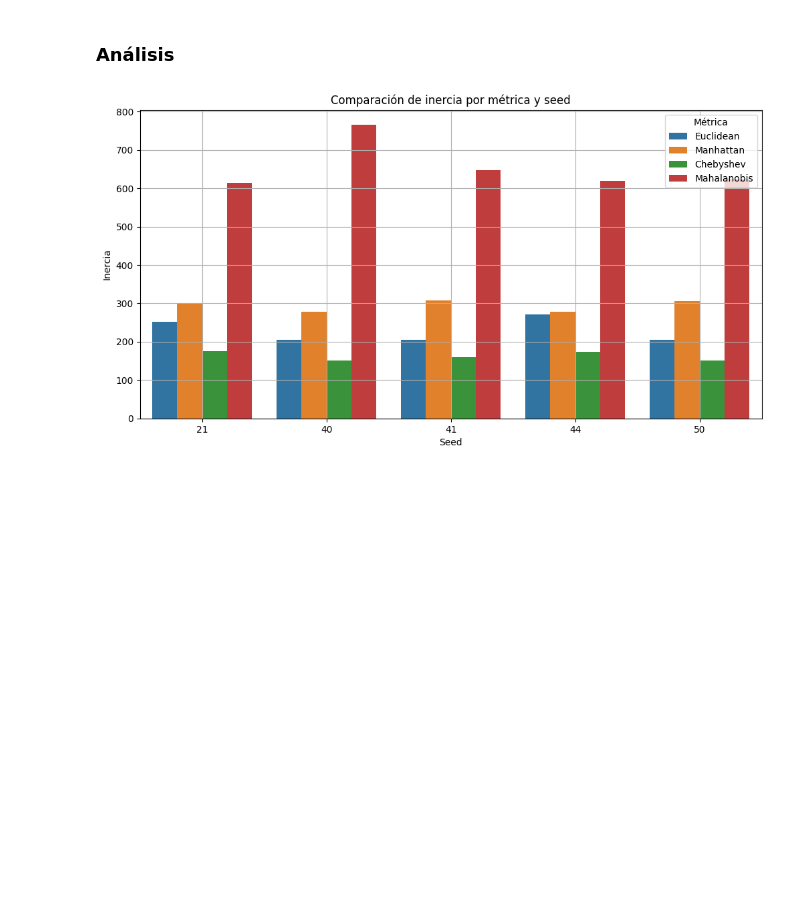
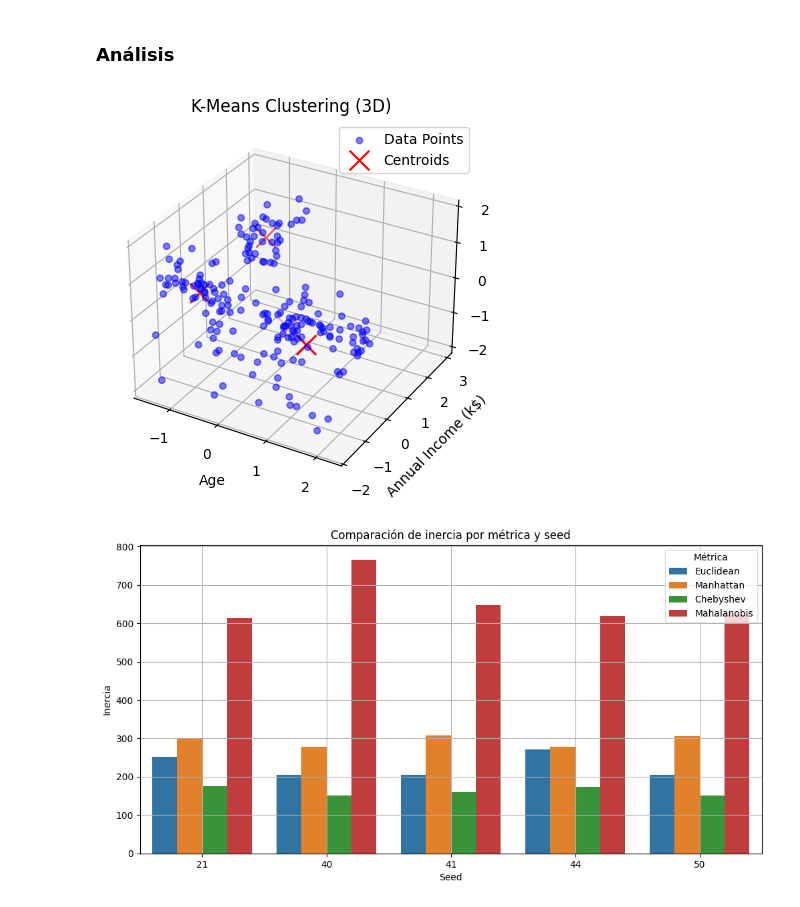
Before and after one commit to naranjo-jd/Proyecto-1, a Jupyter notebook: kmeans/Punto_2.ipynb, the cells around one changed output. Saved outputs shown, nothing was run; the diff lists cells and outputs as text; code cells hidden in the pictures; blank space fills up the shorter version.

```diff
--- a/kmeans/Punto_2.ipynb
+++ b/kmeans/Punto_2.ipynb
@@ -170,4 +170,15 @@ print(f"El número óptimo de clusters es k = {optimal_k}")
 El número óptimo de clusters es k = 4
 # %% [markdown]
 ### Análisis
+# %%
+# Grafica con el k=4 optimo
+
+k = 4
+seed = 42
+metrica = metric.euclidean
+
+centroids, clusters = kmeans.Kmeans(mall_data_standardized, k, metrica, seed)
+grph.plot_3d(mall_data_standardized, centroids)
+# %% [output]
+[figure, added]
 # %%
```
Also changed, not shown: parts of 1 cell of this notebook.
